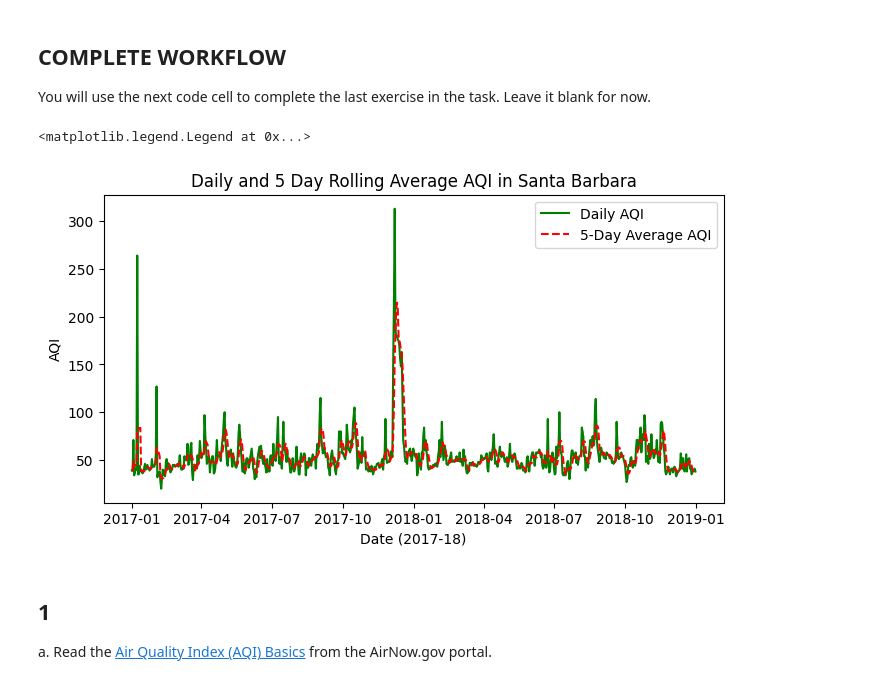
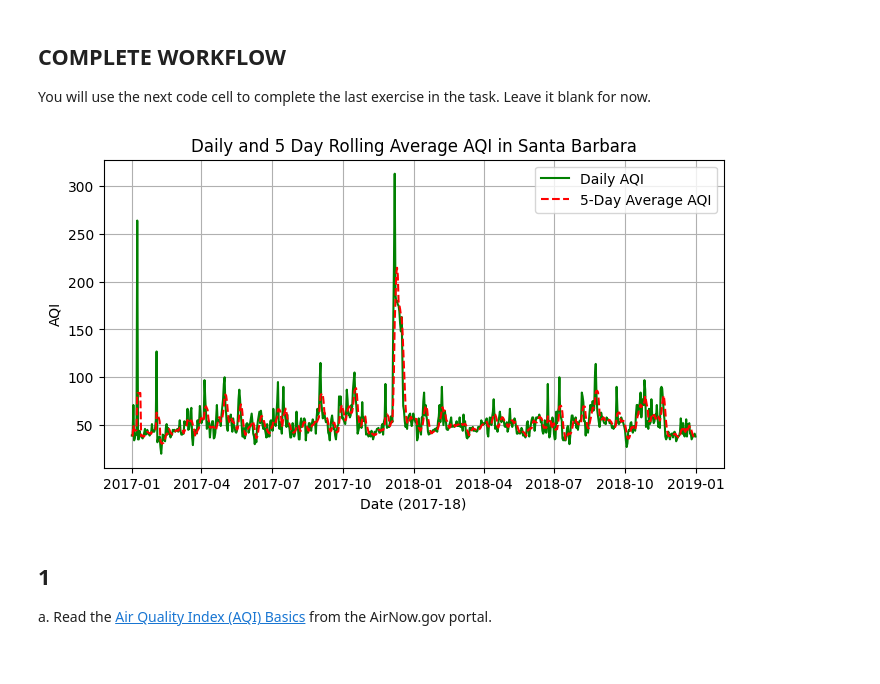
Before and after one commit to takeenshamloo/eds220-hwk2, a Jupyter notebook: hwk2-task3-aqi.ipynb, the cells around one changed output. Saved outputs shown, nothing was run; the diff lists cells and outputs as text; code cells hidden in the pictures.

```diff
--- a/hwk2-task3-aqi.ipynb
+++ b/hwk2-task3-aqi.ipynb
@@ -38,32 +38,32 @@ You will use the next code cell to complete the last exercise in the task. Leave
 # %%
 import pandas as pd
 import numpy as np
 import matplotlib.pyplot as plt
 aqi_17 = pd.read_csv("https://aqs.epa.gov/aqsweb/airdata/daily_aqi_by_county_2017.zip", compression = 'zip')
 aqi_18 = pd.read_csv("https://aqs.epa.gov/aqsweb/airdata/daily_aqi_by_county_2018.zip", compression = 'zip')
 aqi_17_head = aqi_17.head()
 aqi_18_head = aqi_18.head()
 aqi = pd.concat([aqi_17, aqi_18])
 aqi.columns = (aqi.columns
                   .str.lower()
                   .str.replace(' ','_'))
 aqi_sb = aqi[aqi['county_name'] == 'Santa Barbara']
 aqi_sb = aqi_sb.drop(['state_name', 'county_name', 'state_code', 'county_code'], axis = 1)
 date_type = aqi_sb['date'].dtype
 aqi_sb.date = pd.to_datetime(aqi_sb.date)
 aqi_sb = aqi_sb.set_index('date')
 rolling_average = aqi_sb['aqi'].rolling("5D").mean()
 aqi_sb['five_day_average'] = rolling_average
 plt.figure(figsize = (8, 4))
 plt.plot(aqi_sb.index, aqi_sb['aqi'], label = 'Daily AQI', color = 'green', linewidth = 1.5)
 plt.plot(aqi_sb.index, aqi_sb['five_day_average'], label = '5-Day Average AQI', color = 'red', linestyle = '--', linewidth = 1.5)
 plt.title('Daily and 5 Day Rolling Average AQI in Santa Barbara')
 plt.xlabel('Date (2017-18)')
 plt.ylabel('AQI')
 plt.legend()
+plt.grid()
 # %% [output]
-<matplotlib.legend.Legend at 0x...>
-[figure, old version]
+[figure, new version]
 # %% [markdown]
 ## 1
 
```
Also changed, not shown: parts of 2 cells of this notebook.
